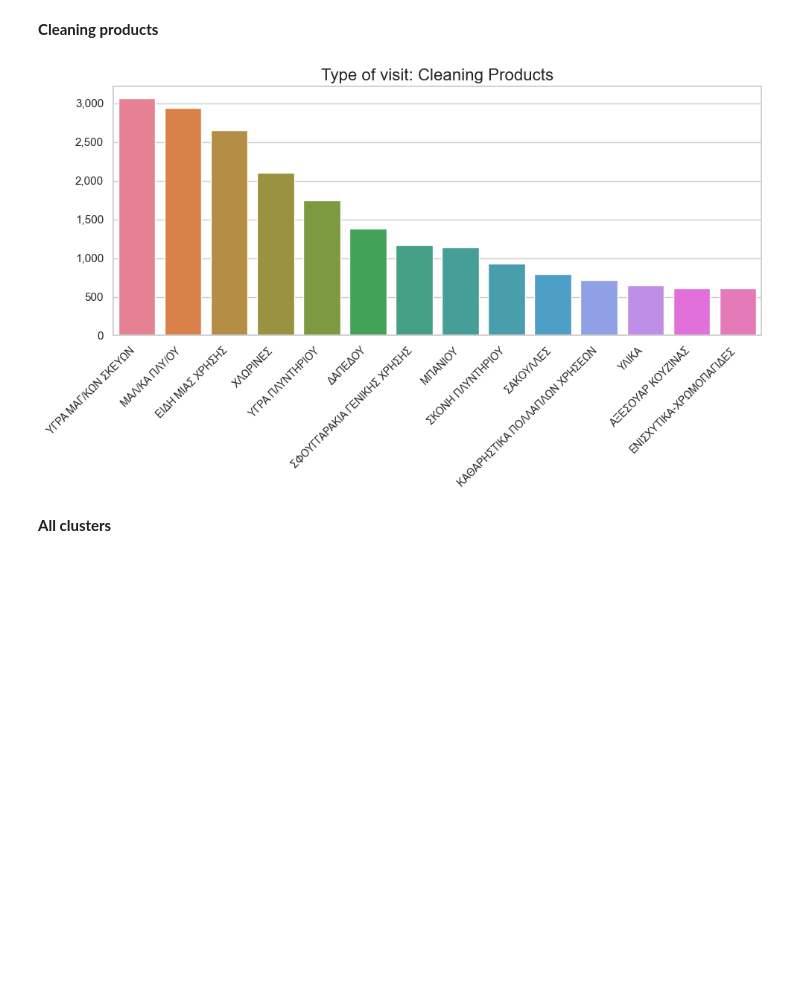
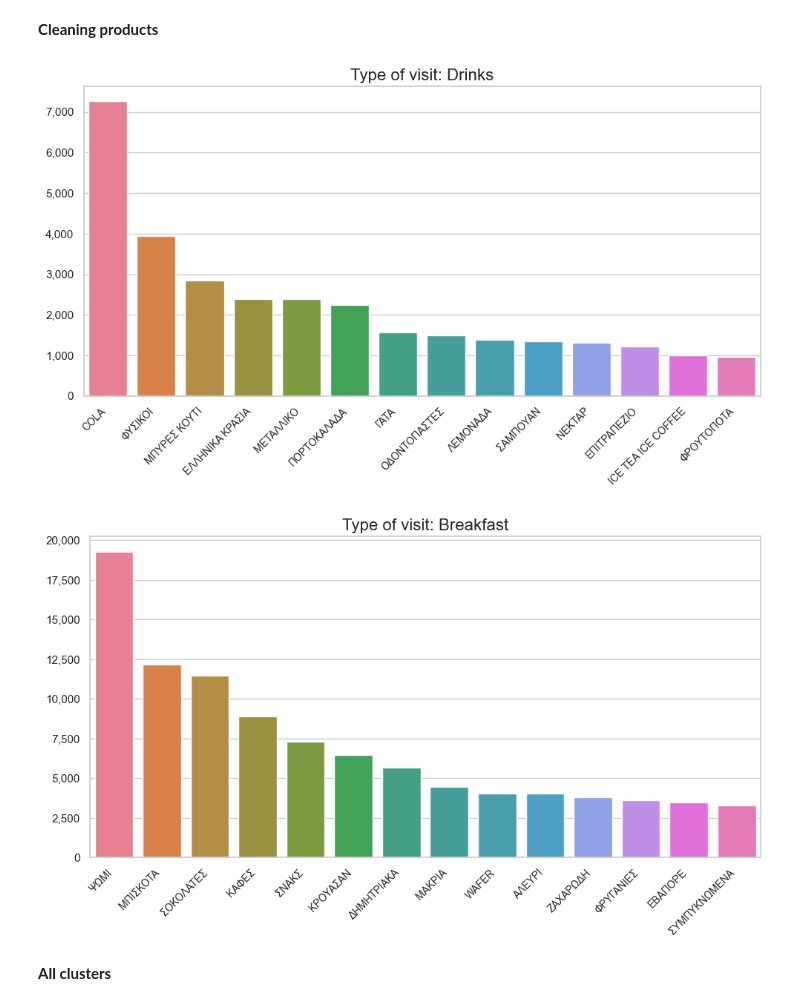
Before and after one commit to katerinarousi/POS-supermarket-assignment, a Jupyter notebook: notebook/Visuals.ipynb, the cells around one changed output. Saved outputs shown, nothing was run; the diff lists cells and outputs as text; code cells hidden in the pictures; blank space fills up the shorter version.

```diff
--- a/notebook/Visuals.ipynb
+++ b/notebook/Visuals.ipynb
@@ -86,7 +103,7 @@ sns.barplot(
 )
 
 # Add labels and title
-plt.title(f"Type of visit: Cleaning Products", fontsize=16)
+plt.title(f"Type of visit: Drinks", fontsize=16)
 plt.xlabel("", fontsize=12)
 plt.ylabel("", fontsize=12)
 plt.xticks(rotation=45, ha="right", fontsize=10)
@@ -98,7 +115,35 @@ plt.gca().yaxis.set_major_formatter(FuncFormatter(lambda x, _: f"{int(x):,}"))
 plt.tight_layout()
 plt.show()
 # %% [output]
-[figure, old version]
+[figure, new version]
+# %%
+cluster_data = q1_df[q1_df['cluster'] == 'cluster_2']
+
+# Create a bar plot for each cluster
+plt.figure(figsize=(10, 6))
+sns.barplot(
+    x="product_name",
+    y="count(Joint code)",
+    data=cluster_data,
+    hue="product_name",  # Use x variable as hue
+    dodge=False,         # Prevent splitting bars
+    legend=False         # Suppress legend
+)
+
+# Add labels and title
+plt.title(f"Type of visit: Breakfast", fontsize=16)
+plt.xlabel("", fontsize=12)
+plt.ylabel("", fontsize=12)
+plt.xticks(rotation=45, ha="right", fontsize=10)
+
+# Format the y-axis ticks with commas
+plt.gca().yaxis.set_major_formatter(FuncFormatter(lambda x, _: f"{int(x):,}"))
+
+# Show the plot
+plt.tight_layout()
+plt.show()
+# %% [output]
+[figure, added]
 # %% [markdown]
 **All clusters**
 # %%
```
Also changed, not shown: parts of 4 cells of this notebook, 6 other files.
